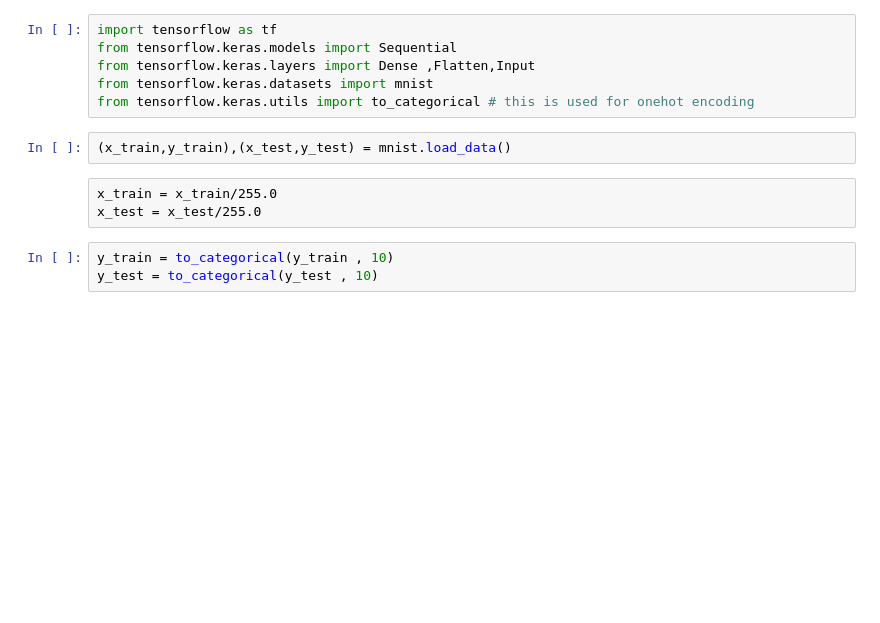
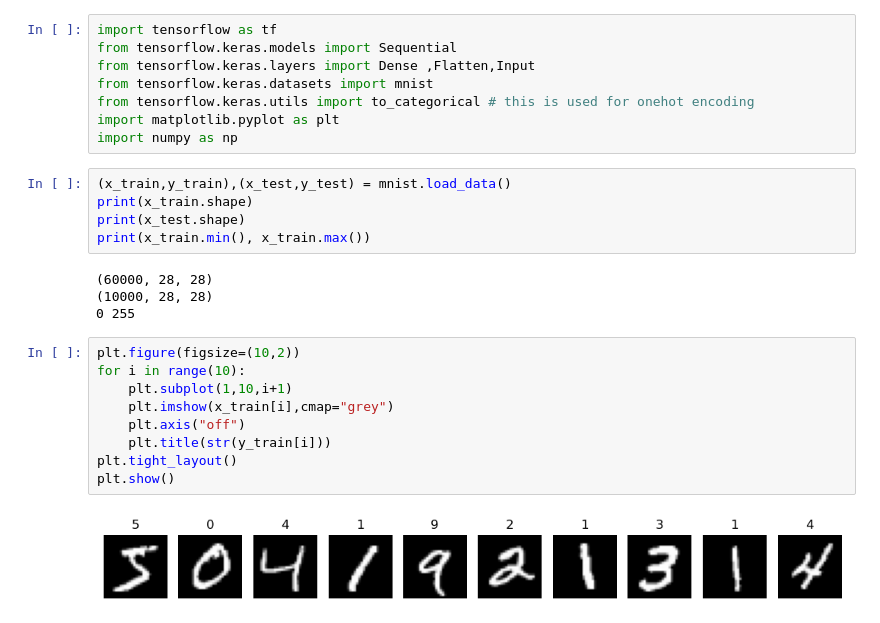
Before and after one commit to razzaq-ml-ds/mnist-digit-classifier, a Jupyter notebook: notebooks/mnist_Neural_Network.ipynb, the cells around one changed output. Cells and saved outputs as stored; diff of their text form; blank space fills up the shorter version.

```diff
--- a/notebooks/mnist_Neural_Network.ipynb
+++ b/notebooks/mnist_Neural_Network.ipynb
@@ -4,11 +4,25 @@ from tensorflow.keras.models import Sequential
 from tensorflow.keras.layers import Dense ,Flatten,Input
 from tensorflow.keras.datasets import mnist
 from tensorflow.keras.utils import to_categorical # this is used for onehot encoding
+import matplotlib.pyplot as plt
+import numpy as np
 # %%
 (x_train,y_train),(x_test,y_test) = mnist.load_data()
+print(x_train.shape)
+print(x_test.shape)
+print(x_train.min(), x_train.max())
+# %% [output]
+(60000, 28, 28)
+(10000, 28, 28)
+0 255
-# %% [raw]
-x_train = x_train/255.0
-x_test = x_test/255.0
 # %%
-y_train = to_categorical(y_train , 10)
-y_test = to_categorical(y_test , 10)
+plt.figure(figsize=(10,2))
+for i in range(10):
+    plt.subplot(1,10,i+1)
+    plt.imshow(x_train[i],cmap="grey")
+    plt.axis("off")
+    plt.title(str(y_train[i]))
+plt.tight_layout()
+plt.show()
+# %% [output]
+[figure, added]
```
Also changed, not shown: parts of 8 cells of this notebook, 1 other file.
